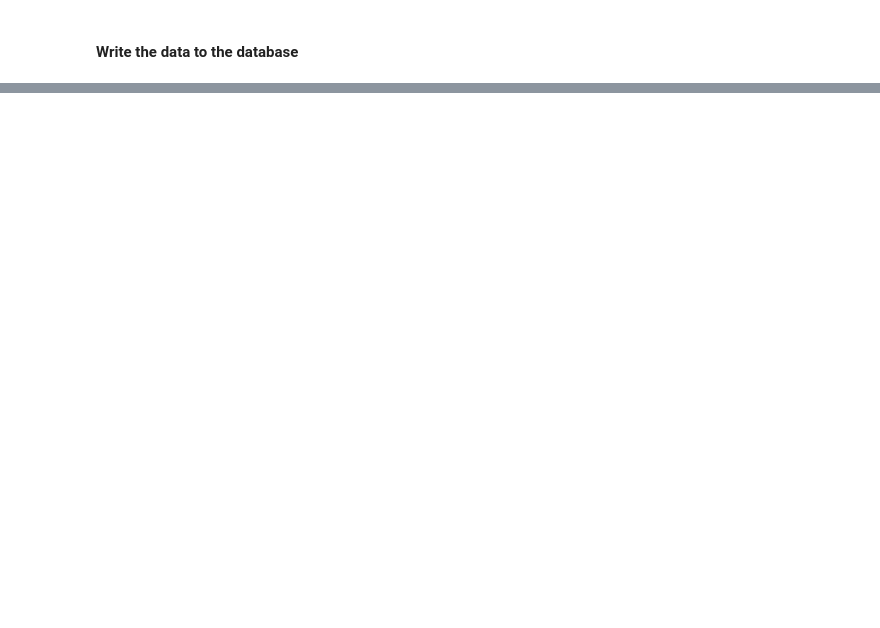
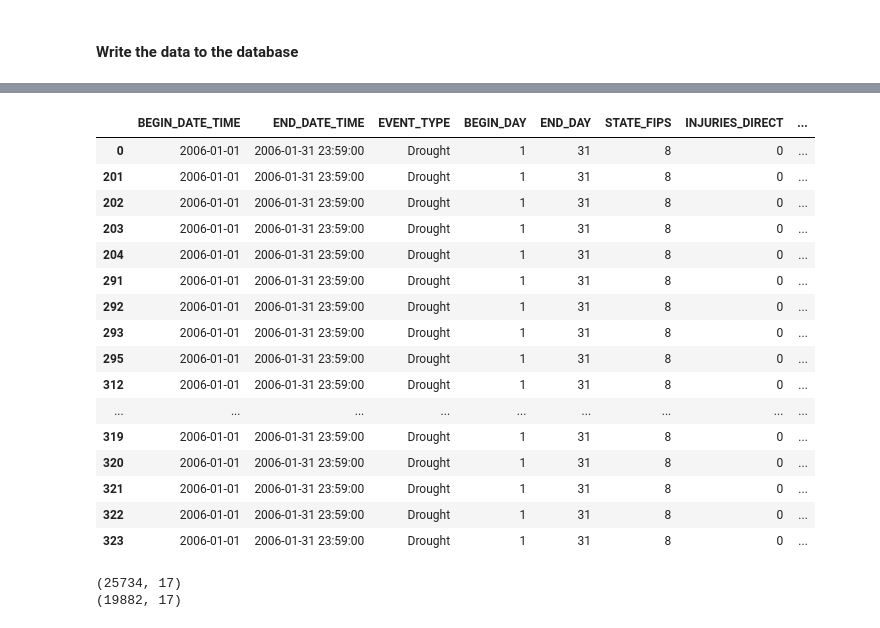
Before and after one commit to chandlerNick/BHT_BI_WiSe2425, a Jupyter notebook: Task1/Code/WriteWeatherData.ipynb, the cells around one changed output, grey strips where cells are left out. Cells and saved outputs as stored; diff of their text form; code cells hidden in the pictures; blank space fills up the shorter version.

```diff
--- a/Task1/Code/WriteWeatherData.ipynb
+++ b/Task1/Code/WriteWeatherData.ipynb
@@ -249 +254,38 @@ print(dfz.head)
+# %%
+df[df['EPISODE_ID']==202408]
+# %% [output]
+|  | BEGIN_DATE_TIME | END_DATE_TIME | EVENT_TYPE | BEGIN_DAY | END_DAY | STATE_FIPS | INJURIES_DIRECT | ... |
+| 0 | 2006-01-01 | 2006-01-31 23:59:00 | Drought | 1 | 31 | 8 | 0 | ... |
+| 201 | 2006-01-01 | 2006-01-31 23:59:00 | Drought | 1 | 31 | 8 | 0 | ... |
+| 202 | 2006-01-01 | 2006-01-31 23:59:00 | Drought | 1 | 31 | 8 | 0 | ... |
+| 203 | 2006-01-01 | 2006-01-31 23:59:00 | Drought | 1 | 31 | 8 | 0 | ... |
+| 204 | 2006-01-01 | 2006-01-31 23:59:00 | Drought | 1 | 31 | 8 | 0 | ... |
+| 291 | 2006-01-01 | 2006-01-31 23:59:00 | Drought | 1 | 31 | 8 | 0 | ... |
+| 292 | 2006-01-01 | 2006-01-31 23:59:00 | Drought | 1 | 31 | 8 | 0 | ... |
+| 293 | 2006-01-01 | 2006-01-31 23:59:00 | Drought | 1 | 31 | 8 | 0 | ... |
+| 295 | 2006-01-01 | 2006-01-31 23:59:00 | Drought | 1 | 31 | 8 | 0 | ... |
+| 312 | 2006-01-01 | 2006-01-31 23:59:00 | Drought | 1 | 31 | 8 | 0 | ... |
+| ... | ... | ... | ... | ... | ... | ... | ... | ... |
+| 319 | 2006-01-01 | 2006-01-31 23:59:00 | Drought | 1 | 31 | 8 | 0 | ... |
+| 320 | 2006-01-01 | 2006-01-31 23:59:00 | Drought | 1 | 31 | 8 | 0 | ... |
+| 321 | 2006-01-01 | 2006-01-31 23:59:00 | Drought | 1 | 31 | 8 | 0 | ... |
+| 322 | 2006-01-01 | 2006-01-31 23:59:00 | Drought | 1 | 31 | 8 | 0 | ... |
+| 323 | 2006-01-01 | 2006-01-31 23:59:00 | Drought | 1 | 31 | 8 | 0 | ... |
+# %%
+
+# Replace NaN values with None
+df = df.where(pd.notnull(df), None)
+print(df.shape)
+
+# Remove duplicates based on all columns except 'EVENT_ID'
+columns_except_event_id = df.columns[df.columns != 'EVENT_ID']
+
+# Drop duplicates based on all columns except 'EVENT_ID'
+distinct_df = df.drop_duplicates(subset=columns_except_event_id)
+
+# Check the result
+print(distinct_df.shape)
+# %% [output]
+(25734, 17)
+(19882, 17)
 # %%
```
Also changed, not shown: parts of 7 cells of this notebook, 2 other files.
